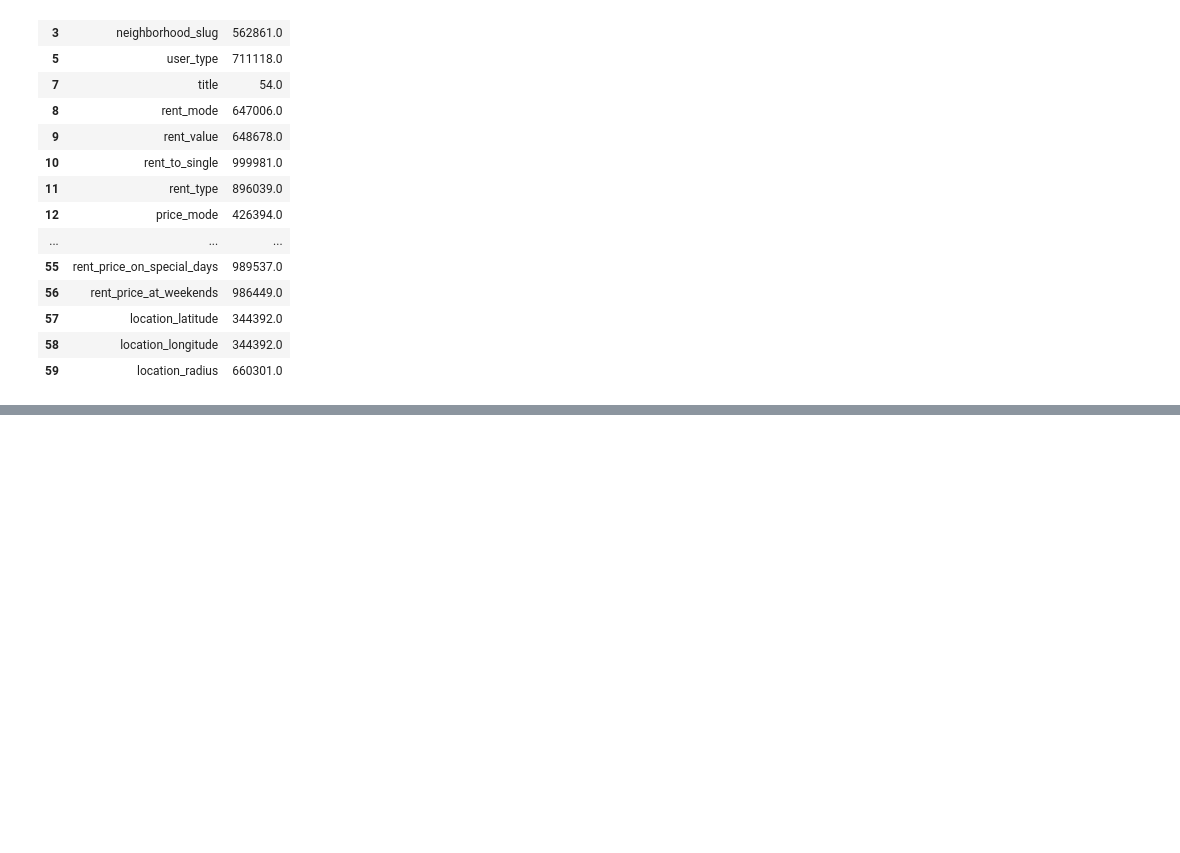
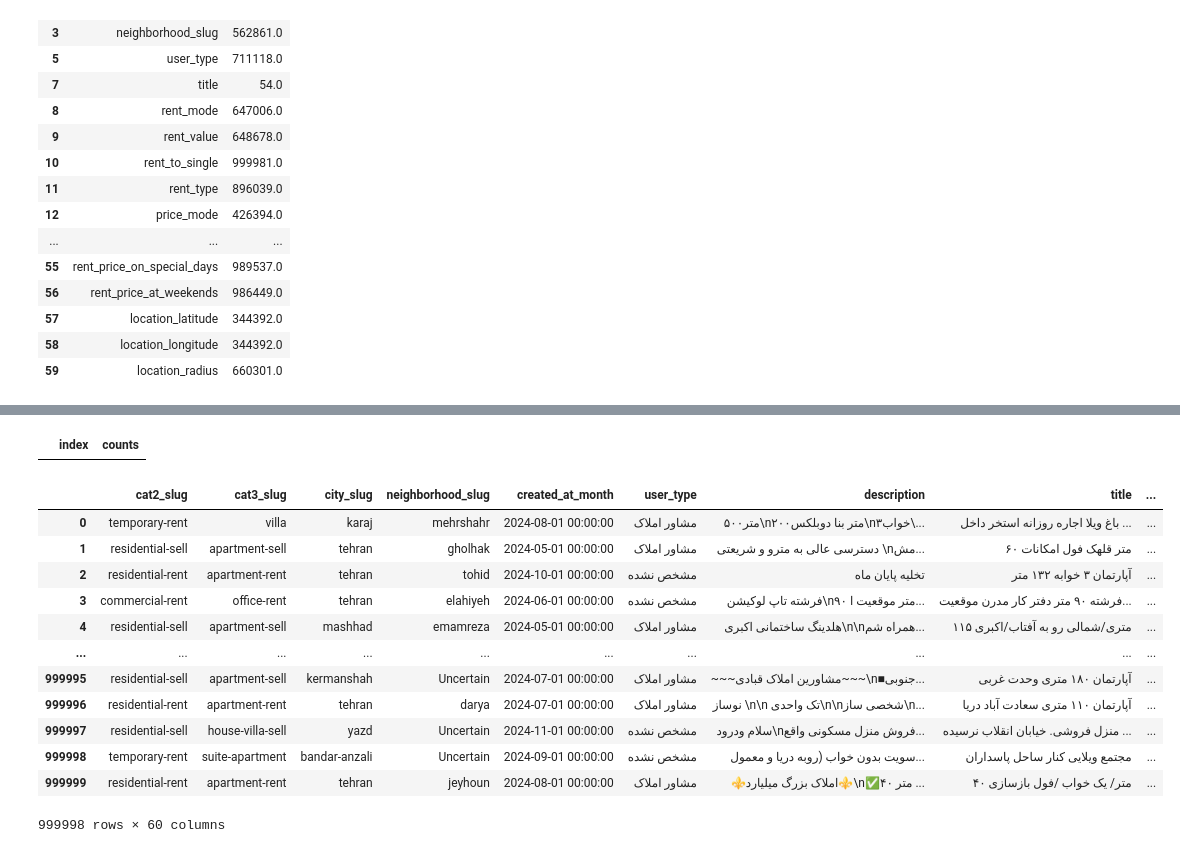
Before and after one commit to sajjadesmaili/divar-analysis, a Jupyter notebook: src/eda.ipynb, the cells around one changed output, grey strips where cells are left out. Drawn from its saved outputs; the diff is of its cells as text; code cells hidden in the pictures; blank space fills up the shorter version.

Commit message:
Final handling of missing values in the data

```diff
--- a/src/eda.ipynb
+++ b/src/eda.ipynb
@@ -92,0 +200,5 @@ All Columns and Rows (1000000, 60)
+# %%
+print(df["rent_credit_transform"].nunique())
+print(df["rent_credit_transform"].unique())
+df.loc[df["rent_credit_transform"].isnull(),"rent_credit_transform" ] = "unknown"
+print(df["rent_credit_transform"].unique())
@@ -92,0 +209,5 @@ All Columns and Rows (1000000, 60)
+# %%
+print(df["transformable_price"].nunique())
+print(df["transformable_price"].unique())
+df.loc[df["transformable_price"].isnull(),"transformable_price" ] = "unknown"
+print(df["transformable_price"].unique())
@@ -92,0 +218,5 @@ All Columns and Rows (1000000, 60)
+# %%
+print(df["transformable_credit"].nunique())
+print(df["transformable_credit"].unique())
+df.loc[df["transformable_credit"].isnull(),"transformable_credit" ] = -1
+print(df["transformable_credit"].unique())
@@ -92,0 +227,16 @@ All Columns and Rows (1000000, 60)
+# %%
+# ستون‌های float64
+print('-' * 10, "Float Columns", '-' * 10)
+for col in float_columns:
+    print(f"Before handling missing values, column '{col}' has {df[col].isnull().sum()} missing values.")
+    df.loc[df[col].isnull(), col] = -1
+    print(f"After handling, column '{col}' has {df[col].isnull().sum()} missing values.\n")
+    print("-" * 30)
+
+# ستون‌های object
+print('-' * 10, "Object Columns", '-' * 10)
+for col in object_columns:
+    print(f"Before handling missing values, column '{col}' has {df[col].isnull().sum()} missing values.")
+    df.loc[df[col].isnull(), col] = "Unknown"
+    print(f"After handling, column '{col}' has {df[col].isnull().sum()} missing values.\n")
+    print("-" * 30)
@@ -92,0 +261,20 @@ All Columns and Rows (1000000, 60)
+# %%
+df.isnull().sum().to_frame().reset_index().rename(columns={0: "counts"}).where(lambda x: x["counts"] > 0).dropna()
+# %% [output]
+|  | index | counts |
+# %%
+df
+# %% [output]
+|  | cat2_slug | cat3_slug | city_slug | neighborhood_slug | created_at_month | user_type | description | title | ... |
+| 0 | temporary-rent | villa | karaj | mehrshahr | 2024-08-01 00:00:00 | مشاور املاک | ۵۰۰متر\n۲۰۰متر بنا دوبلکس\n۳خواب\... | باغ ویلا اجاره روزانه استخر داخل ... | ... |
+| 1 | residential-sell | apartment-sell | tehran | gholhak | 2024-05-01 00:00:00 | مشاور املاک | دسترسی عالی به مترو و شریعتی \nمش... | ۶۰ متر قلهک فول امکانات | ... |
+| 2 | residential-rent | apartment-rent | tehran | tohid | 2024-10-01 00:00:00 | مشخص نشده | تخلیه پایان ماه | آپارتمان ۳ خوابه ۱۳۲ متر | ... |
+| 3 | commercial-rent | office-rent | tehran | elahiyeh | 2024-06-01 00:00:00 | مشخص نشده | فرشته تاپ لوکیشن\n۹۰ متر موقعیت ا... | فرشته ۹۰ متر دفتر کار مدرن موقعیت... | ... |
+| 4 | residential-sell | apartment-sell | mashhad | emamreza | 2024-05-01 00:00:00 | مشاور املاک | هلدینگ ساختمانی اکبری\n\nهمراه شم... | ۱۱۵ متری/شمالی رو به آفتاب/اکبری | ... |
+| ... | ... | ... | ... | ... | ... | ... | ... | ... | ... |
+| 999995 | residential-sell | apartment-sell | kermanshah | Uncertain | 2024-07-01 00:00:00 | مشاور املاک | ~~~مشاورین املاک قبادی~~~\n■جنوبی... | آپارتمان ۱۸۰ متری وحدت غربی | ... |
+| 999996 | residential-rent | apartment-rent | tehran | darya | 2024-07-01 00:00:00 | مشاور املاک | نوساز \n\n تک واحدی\n\nشخصی ساز\n... | آپارتمان ۱۱۰ متری سعادت آباد دریا | ... |
+| 999997 | residential-sell | house-villa-sell | yazd | Uncertain | 2024-11-01 00:00:00 | مشخص نشده | سلام ودرود\nفروش منزل مسکونی واقع... | منزل فروشی. خیابان انقلاب نرسیده ... | ... |
+| 999998 | temporary-rent | suite-apartment | bandar-anzali | Uncertain | 2024-09-01 00:00:00 | مشخص نشده | سویت بدون خواب (روبه دریا و معمول... | مجتمع ویلایی کنار ساحل پاسداران | ... |
+| 999999 | residential-rent | apartment-rent | tehran | jeyhoun | 2024-08-01 00:00:00 | مشاور املاک | ⚜️املاک بزرگ میلیارد⚜️\n✅️۴۰ متر ... | ۴۰ متر/ یک خواب /فول بازسازی | ... |
+999998 rows × 60 columns
```
Also changed, not shown: parts of 19 cells of this notebook.
